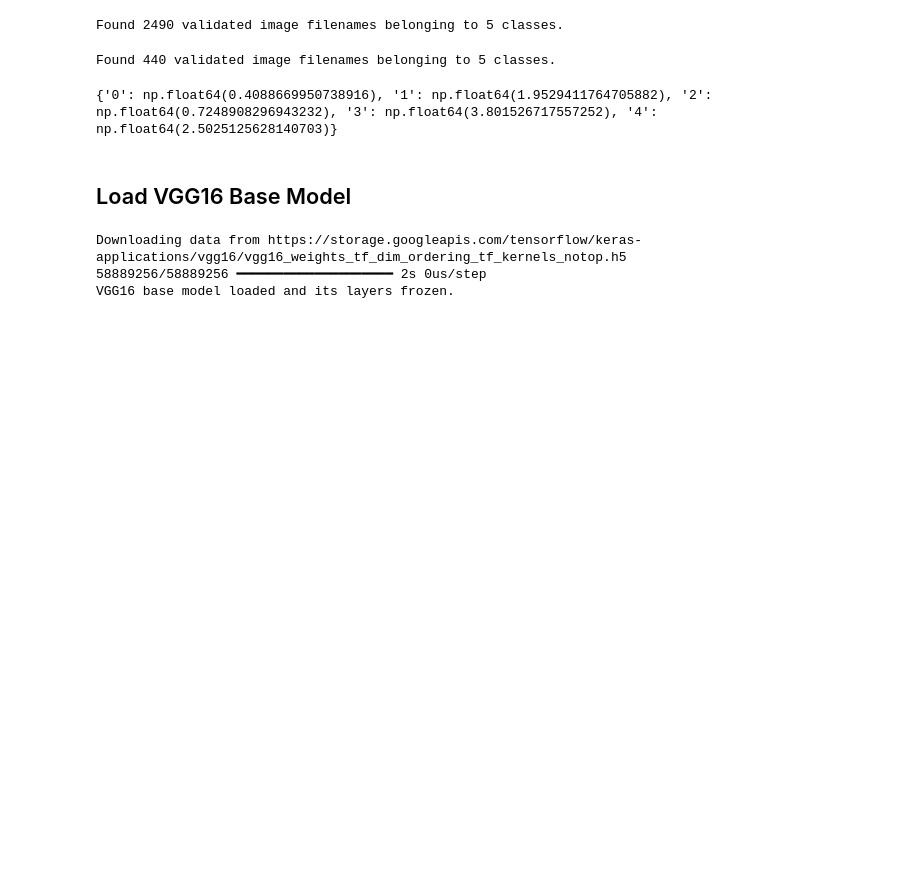
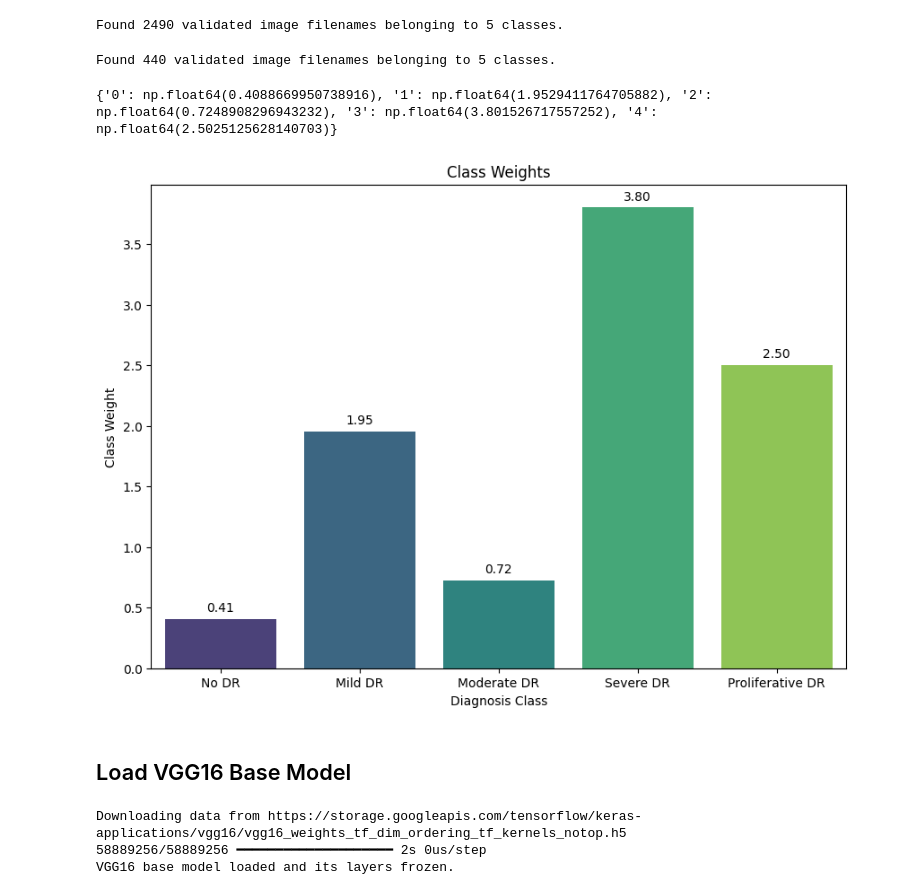
Before and after one commit to GeoNosX/Aptos-Project, a Jupyter notebook: VGG16_Model_with_weights.ipynb, the cells around one changed output. Cells and saved outputs as stored; diff of their text form; code cells hidden in the pictures; blank space fills up the shorter version.

```diff
--- a/VGG16_Model_with_weights.ipynb
+++ b/VGG16_Model_with_weights.ipynb
@@ -111,6 +116,30 @@ class_weight_dict = {c: w for c, w in zip(classes, class_weights)}
 print(class_weight_dict)
 # %% [output]
 {'0': np.float64(0.4088669950738916), '1': np.float64(1.9529411764705882), '2': np.float64(0.7248908296943232), '3': np.float64(3.801526717557252), '4': np.float64(2.5025125628140703)}
+# %%
+import matplotlib.pyplot as plt
+import seaborn as sns
+
+
+class_names = ['No DR', 'Mild DR', 'Moderate DR', 'Severe DR', 'Proliferative DR']
+
+plt.figure(figsize=(10, 7))
+
+ax = sns.barplot(x=class_names, y=list(class_weight_dict.values()), palette='viridis', hue=class_names, legend=False)
+
+plt.xlabel('Diagnosis Class')
+plt.ylabel('Class Weight')
+plt.title('Class Weights')
+
+for p in ax.patches:
+    ax.annotate(f'{p.get_height():.2f}',
+                (p.get_x() + p.get_width() / 2., p.get_height()),
+                ha='center', va='center',
+                xytext=(0, 9),
+                textcoords='offset points')
+plt.show()
+# %% [output]
+[figure, added]
 # %% [markdown]
 ## Load VGG16 Base Model
 # %%
```
Also changed, not shown: parts of 2 cells of this notebook.
